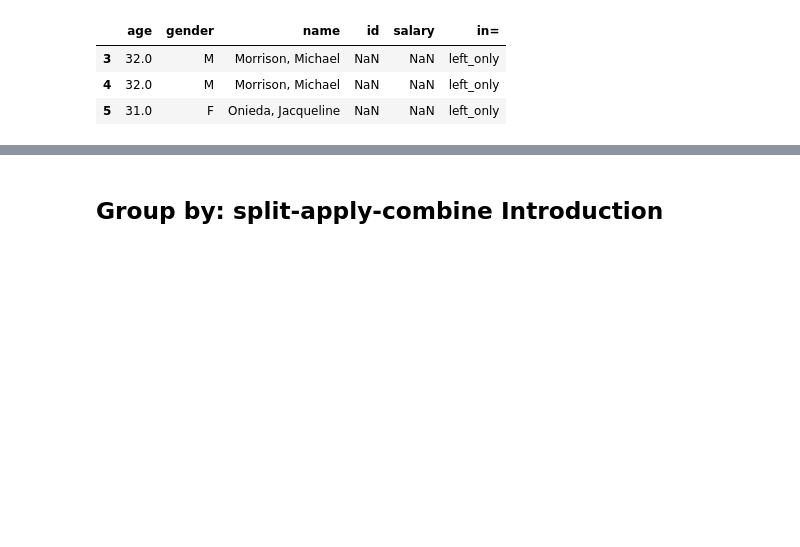
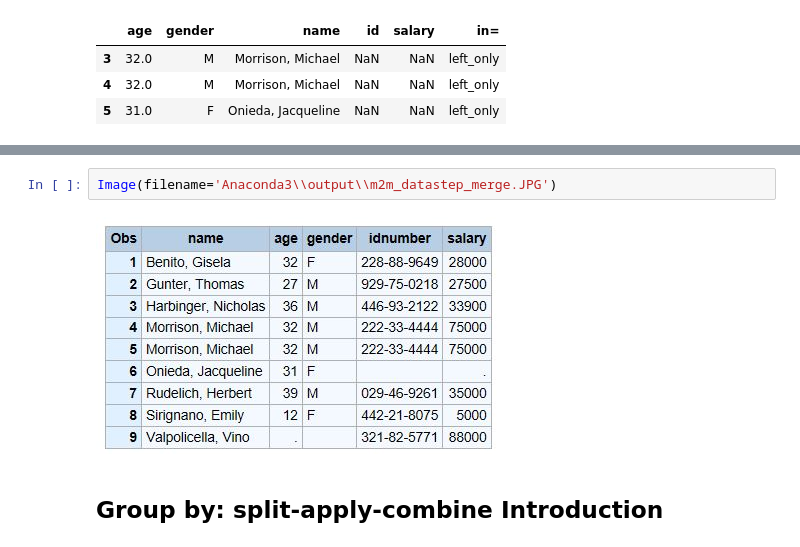
Before and after one commit to RandyBetancourt/PythonForSASUsers, a Jupyter notebook: Chapter 07 -- Pandas, Part 2.ipynb, the cells around one changed output, grey strips where cells are left out. Saved outputs shown, nothing was run; the diff lists cells and outputs as text; blank space fills up the shorter version.

```diff
--- a/Chapter 07 -- Pandas, Part 2.ipynb
+++ b/Chapter 07 -- Pandas, Part 2.ipynb
@@ -570,3 +671,7 @@ nomatch_l[nomatch_l['in='] == 'left_only']
+# %%
+Image(filename='Anaconda3\\output\\m2m_datastep_merge.JPG')
+# %% [output]
+[figure, added]
 # %% [markdown]
 ## Group by: split-apply-combine Introduction
 # %% [markdown]
```
Also changed, not shown: parts of 32 cells of this notebook.
